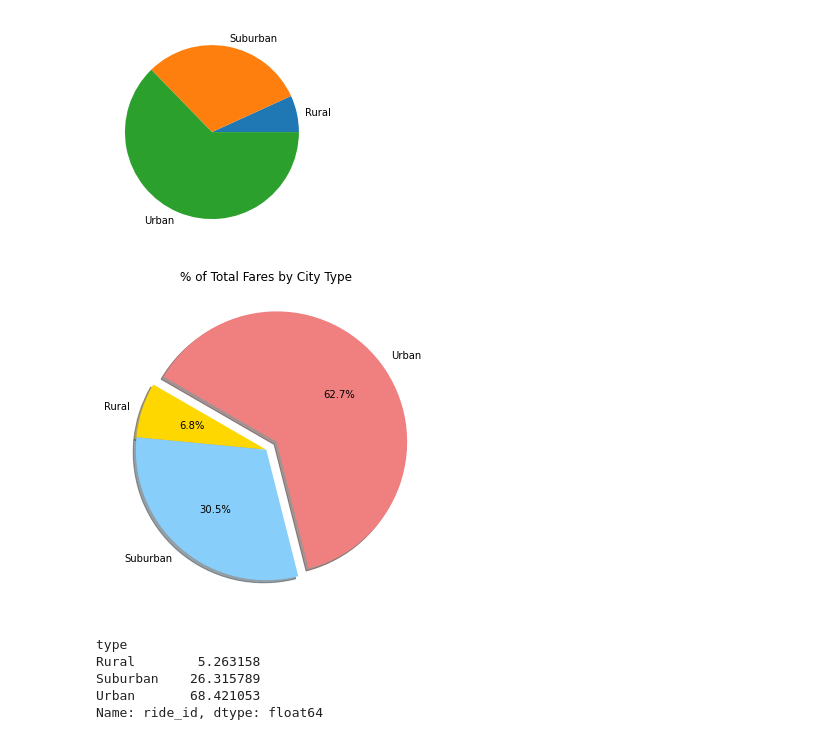
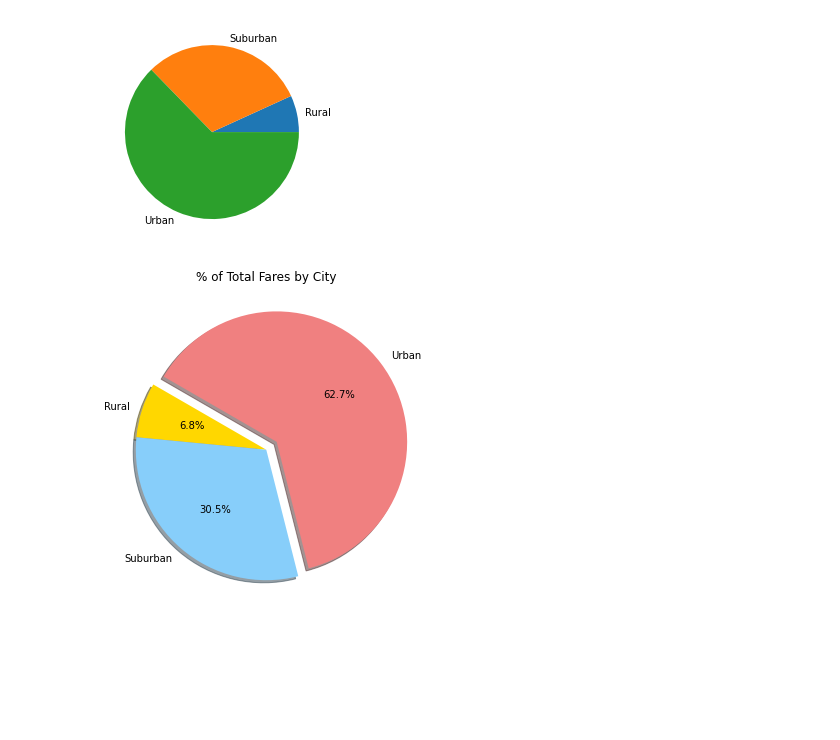
Before and after one commit to mkirsch2/PyBer_Analysis, a Jupyter notebook: PyBer.ipynb, the cells around one changed output. Cells and saved outputs as stored; diff of their text form; code cells hidden in the pictures; blank space fills up the shorter version.

```diff
--- a/PyBer.ipynb
+++ b/PyBer.ipynb
@@ -931,30 +931,20 @@ plt.show()
 # %%
 # Import mpl to change the plot configurations using rcParams.
 import matplotlib as mpl
 # Build Pie Chart
 plt.subplots(figsize=(10, 6))
 plt.pie(type_percents,
     labels=["Rural", "Suburban", "Urban"],
     colors=["gold", "lightskyblue", "lightcoral"],
     explode=[0, 0, 0.1],
     autopct='%1.1f%%',
     shadow=True, startangle=150)
-plt.title("% of Total Fares by City Type")
+plt.title("% of Total Fares by City")
 # Change the default font size from 10 to 14.
 mpl.rcParams['font.size'] = 14
 # Save Figure
 plt.savefig("analysis/Fig5.png")
 # Show Figure
 plt.show()
 # %% [output]
-[figure, old version]
+[figure, new version]
-# %%
-# Calculate the percentage of rides for each city type.
-ride_percents = 100 * pyber_data_df.groupby(["type"]).count()["ride_id"]/pyber_data_df["ride_id"].count()
-ride_percents
-# %% [output]
-type
-Rural        5.263158
-Suburban    26.315789
-Urban       68.421053
-Name: ride_id, dtype: float64
```
Also changed, not shown: parts of 9 cells of this notebook.
